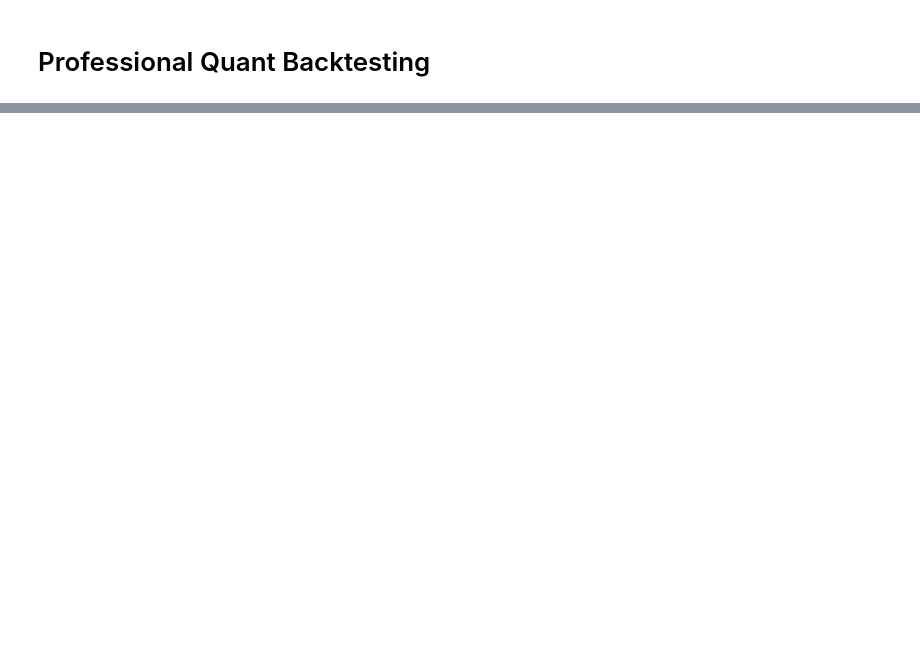
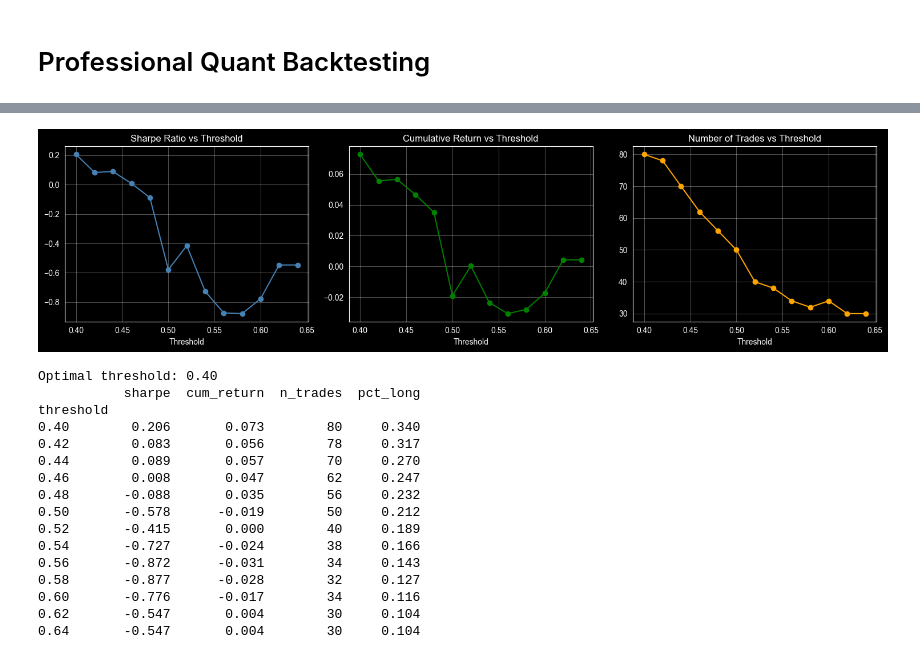
Before and after one commit to mustapha-quant/quant-predictive-models, a Jupyter notebook: notebooks/05_Professional Quant Backtesting.ipynb, the cells around one changed output, grey strips where cells are left out. Drawn from its saved outputs; the diff is of its cells as text; code cells hidden in the pictures; blank space fills up the shorter version.

```diff
--- a/notebooks/05_Professional Quant Backtesting.ipynb
+++ b/notebooks/05_Professional Quant Backtesting.ipynb
@@ -175,0 +389,19 @@ plt.show()
+# %%
+# ── STEP 5: RUN BACKTEST ──────────────────────────────────────
+actual_rets_holdout = df_features.loc[X_holdout.index, 'return_1d']
+
+backtest_result = full_backtest(
+    signal_proba=pd.Series(tuned_proba, index=X_holdout.index),
+    actual_returns=actual_rets_holdout,
+    threshold=0.5,
+    transaction_cost=0.001,
+    name="XGBoost ML Strategy"
+)
+
+bh_result = full_backtest(
+    signal_proba=pd.Series(np.ones(len(X_holdout)), index=X_holdout.index),
+    actual_returns=actual_rets_holdout,
+    threshold=0.5,
+    transaction_cost=0,
+    name="Buy and Hold (AAPL)"
+)
@@ -175,0 +426,61 @@ plt.show()
+# %%
+
+# ── STEP 6: THRESHOLD OPTIMISATION ───────────────────────────
+thresholds = np.arange(0.4, 0.65, 0.02)
+threshold_results = []
+
+for t in thresholds:
+    signals = (pd.Series(tuned_proba) > t).astype(int)
+    strat_returns = signals.values * actual_rets_holdout.values - \
+                    (signals.values != np.roll(signals.values, 1)).astype(int) * 0.001
+    strat_returns = pd.Series(strat_returns)
+    rf = 0.05 / 252
+    sharpe = ((strat_returns - rf).mean() / strat_returns.std()) * np.sqrt(252)
+    cum_ret = (1 + strat_returns).prod() - 1
+    threshold_results.append({
+        'threshold': t,
+        'sharpe': sharpe,
+        'cum_return': cum_ret,
+        'n_trades': (signals != signals.shift(1)).sum(),
+        'pct_long': signals.mean()
+    })
+
+thresh_df = pd.DataFrame(threshold_results)
+
+fig, axes = plt.subplots(1, 3, figsize=(15, 4))
+axes[0].plot(thresh_df['threshold'], thresh_df['sharpe'], 'o-', color='steelblue')
+axes[0].set_title('Sharpe Ratio vs Threshold');
+axes[0].set_xlabel('Threshold');
+axes[0].grid(True, alpha=0.3)
+axes[1].plot(thresh_df['threshold'], thresh_df['cum_return'], 'o-', color='green')
+axes[1].set_title('Cumulative Return vs Threshold');
+axes[1].set_xlabel('Threshold');
+axes[1].grid(True, alpha=0.3)
+axes[2].plot(thresh_df['threshold'], thresh_df['n_trades'], 'o-', color='orange')
+axes[2].set_title('Number of Trades vs Threshold');
+axes[2].set_xlabel('Threshold');
+axes[2].grid(True, alpha=0.3)
+plt.tight_layout()
+plt.show()
+
+best_thresh = thresh_df.loc[thresh_df['sharpe'].idxmax(), 'threshold']
+print(f"\nOptimal threshold: {best_thresh:.2f}")
+print(thresh_df.set_index('threshold').round(3))
+# %% [output]
+[figure, added]
+Optimal threshold: 0.40
+           sharpe  cum_return  n_trades  pct_long
+threshold
+0.40        0.206       0.073        80     0.340
+0.42        0.083       0.056        78     0.317
+0.44        0.089       0.057        70     0.270
+0.46        0.008       0.047        62     0.247
+0.48       -0.088       0.035        56     0.232
+0.50       -0.578      -0.019        50     0.212
+0.52       -0.415       0.000        40     0.189
+0.54       -0.727      -0.024        38     0.166
+0.56       -0.872      -0.031        34     0.143
+0.58       -0.877      -0.028        32     0.127
+0.60       -0.776      -0.017        34     0.116
+0.62       -0.547       0.004        30     0.104
+0.64       -0.547       0.004        30     0.104
```
Also changed, not shown: parts of 11 cells of this notebook, 7 other files.
